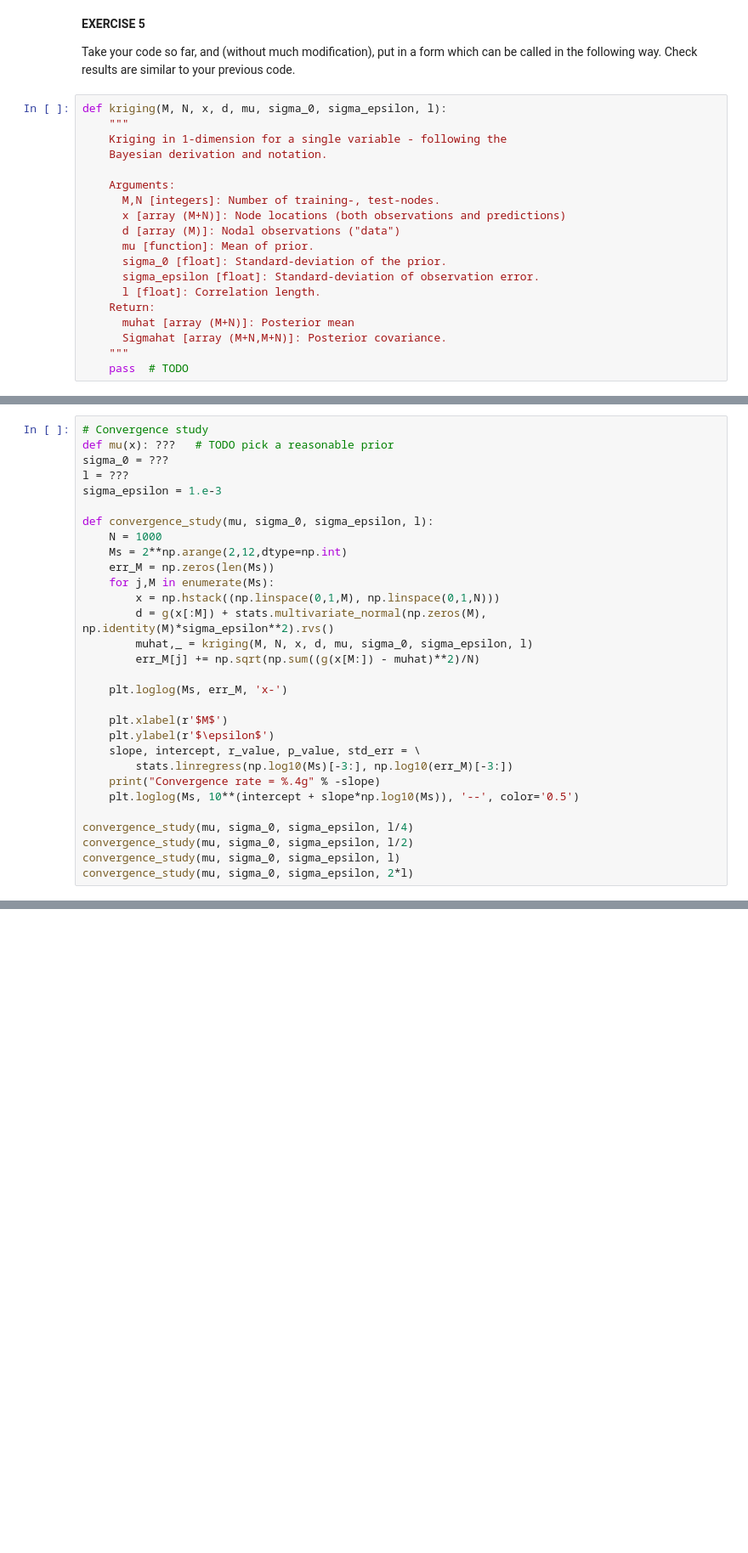
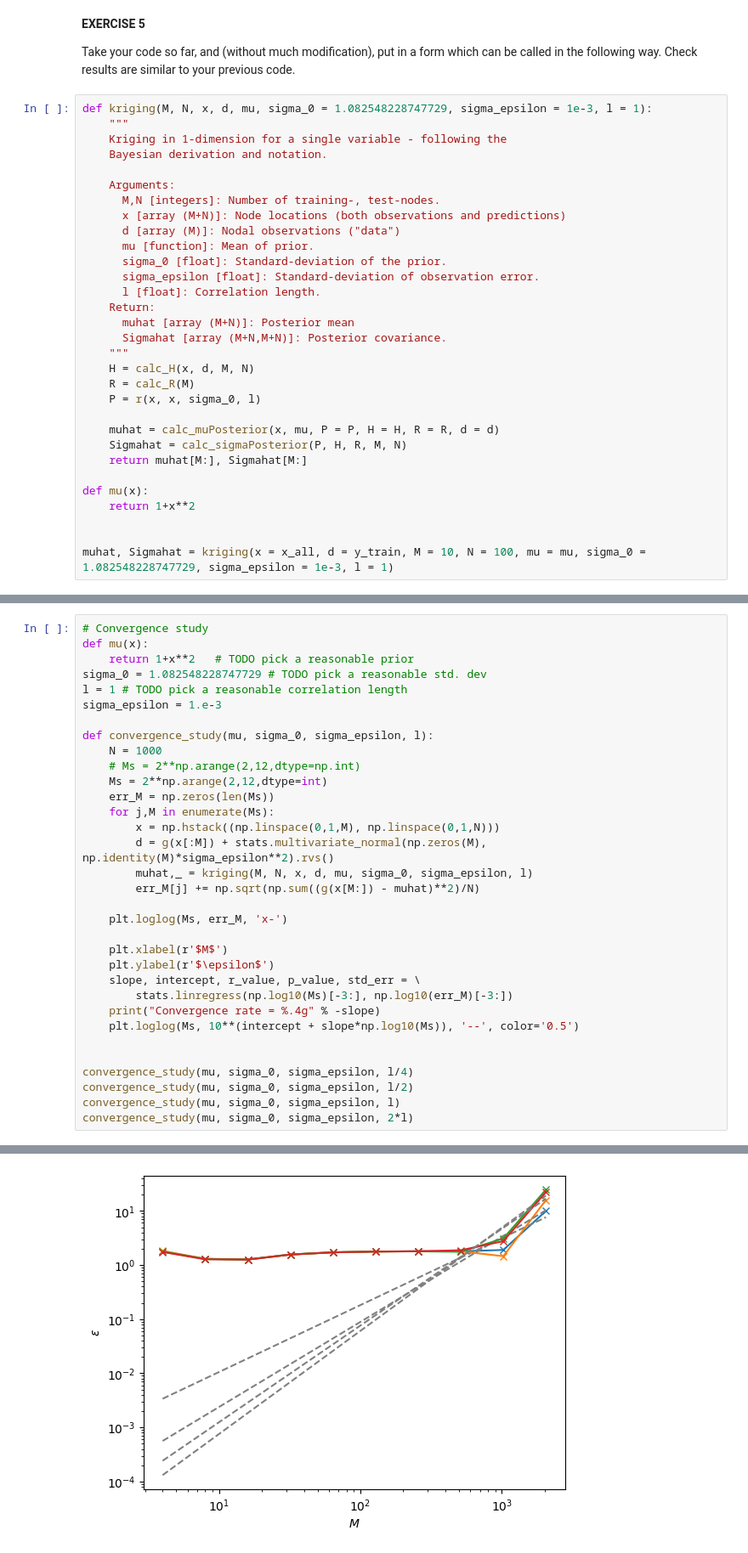
Before and after one commit to msahirs/CFD_IV, a Jupyter notebook: Tutorial2.ipynb, the cells around one changed output, grey strips where cells are left out. Shown: that part at 85% size. Cells and saved outputs as stored; diff of their text form; blank space fills up the shorter version.

```diff
--- a/Tutorial2.ipynb
+++ b/Tutorial2.ipynb
@@ -118,7 +269,7 @@ Plot the mean, and a few random samples from the posterior.  Compare with the tr
 
 Take your code so far, and (without much modification), put in a form which can be called in the following way.  Check results are similar to your previous code.
 # %%
-def kriging(M, N, x, d, mu, sigma_0, sigma_epsilon, l):
+def kriging(M, N, x, d, mu, sigma_0 = 1.082548228747729, sigma_epsilon = 1e-3, l = 1):
     """
     Kriging in 1-dimension for a single variable - following the
     Bayesian derivation and notation.
@@ -135,4 +286,16 @@ def kriging(M, N, x, d, mu, sigma_0, sigma_epsilon, l):
       muhat [array (M+N)]: Posterior mean
       Sigmahat [array (M+N,M+N)]: Posterior covariance.
     """
-    pass  # TODO
+    H = calc_H(x, d, M, N)
+    R = calc_R(M)
+    P = r(x, x, sigma_0, l)
+
+    muhat = calc_muPosterior(x, mu, P = P, H = H, R = R, d = d)
+    Sigmahat = calc_sigmaPosterior(P, H, R, M, N)
+    return muhat[M:], Sigmahat[M:]
+
+def mu(x):
+    return 1+x**2
+
+
+muhat, Sigmahat = kriging(x = x_all, d = y_train, M = 10, N = 100, mu = mu, sigma_0 = 1.082548228747729, sigma_epsilon = 1e-3, l = 1)
@@ -149,14 +314,16 @@ Both training and test-nodes are uniformly spaced to reduce noise.  You can see
 Which of the 3 parameters $\mu$, $\sigma_0$, $l$ is the most important for the convergence rate and absolute error?  What happens to the converenge for large values of $M$?  It should approach a constant *rate*? (I.e. straight-line in log-log plot.)  Is this rate familiar?  Why is does this rate result eventually?
 # %%
 # Convergence study
-def mu(x): ???   # TODO pick a reasonable prior
-sigma_0 = ???
-l = ???
+def mu(x):
+    return 1+x**2   # TODO pick a reasonable prior
+sigma_0 = 1.082548228747729 # TODO pick a reasonable std. dev
+l = 1 # TODO pick a reasonable correlation length
 sigma_epsilon = 1.e-3
 
 def convergence_study(mu, sigma_0, sigma_epsilon, l):
     N = 1000
-    Ms = 2**np.arange(2,12,dtype=np.int)
+    # Ms = 2**np.arange(2,12,dtype=np.int)
+    Ms = 2**np.arange(2,12,dtype=int)
     err_M = np.zeros(len(Ms))
     for j,M in enumerate(Ms):
         x = np.hstack((np.linspace(0,1,M), np.linspace(0,1,N)))
@@ -173,7 +340,9 @@ def convergence_study(mu, sigma_0, sigma_epsilon, l):
     print("Convergence rate = %.4g" % -slope)
     plt.loglog(Ms, 10**(intercept + slope*np.log10(Ms)), '--', color='0.5')
 
+
 convergence_study(mu, sigma_0, sigma_epsilon, l/4)
 convergence_study(mu, sigma_0, sigma_epsilon, l/2)
 convergence_study(mu, sigma_0, sigma_epsilon, l)
 convergence_study(mu, sigma_0, sigma_epsilon, 2*l)
+# %% [output]
@@ -179,0 +366 @@ convergence_study(mu, sigma_0, sigma_epsilon, 2*l)
+[figure, added]
```
Also changed, not shown: parts of 9 cells of this notebook.
